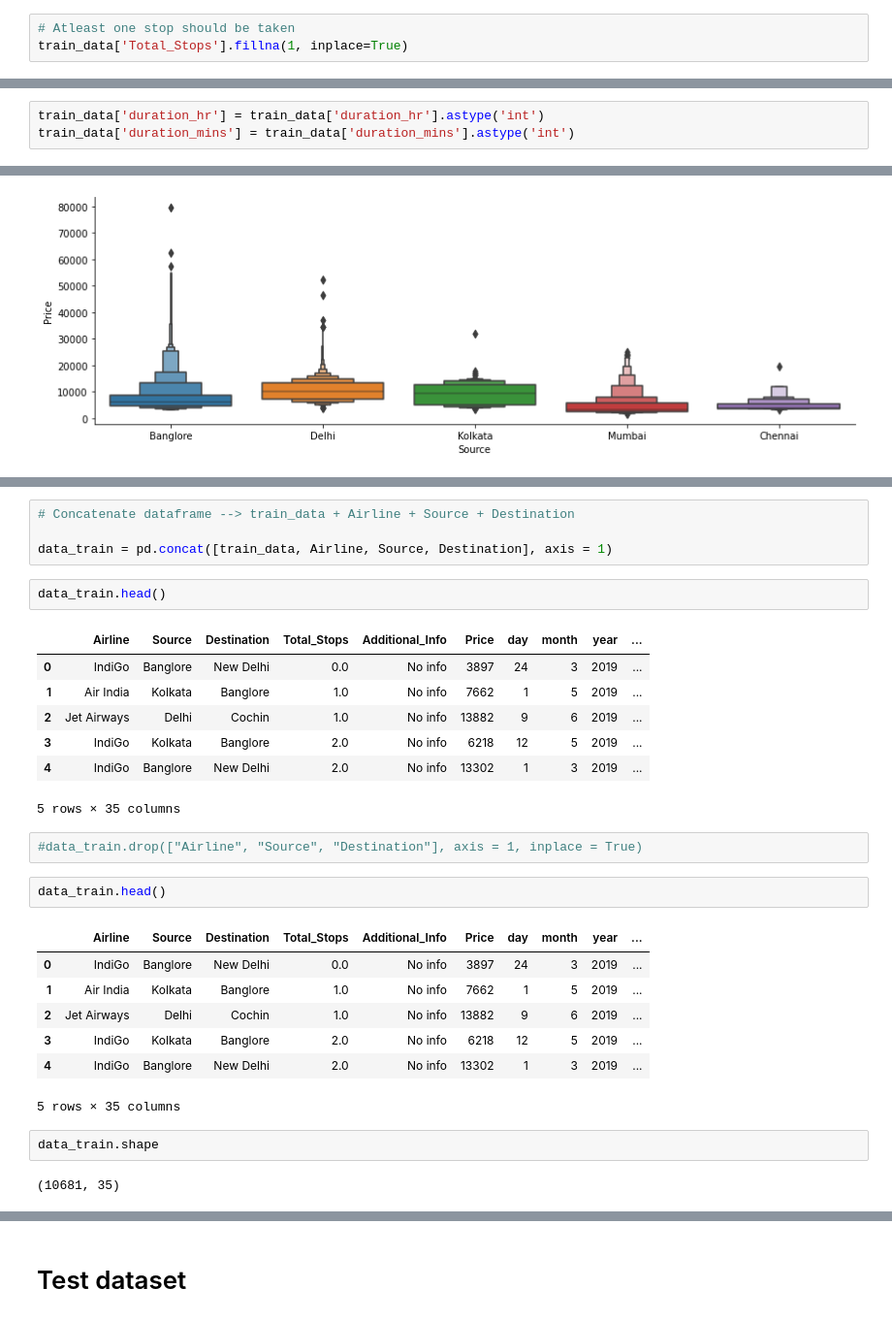
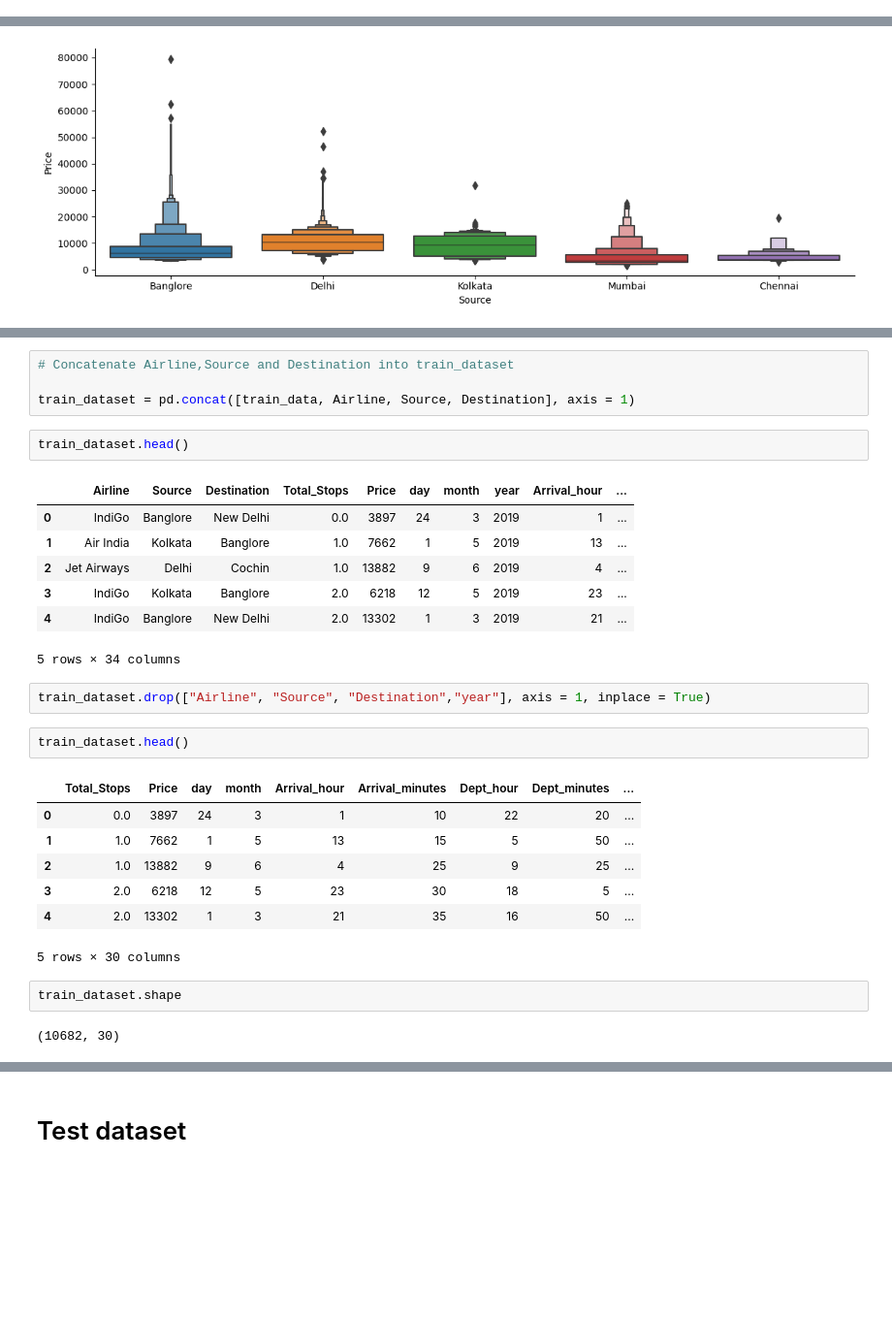
Before and after one commit to Pratik-Aher/Flight-Fare-Prediction, a Jupyter notebook: Flight Detection -0.1.ipynb, the cells around one changed output, grey strips where cells are left out. Shown at 97% size. Drawn from its saved outputs; the diff is of its cells as text; blank space fills up the shorter version.

```diff
--- a/Flight Detection -0.1.ipynb
+++ b/Flight Detection -0.1.ipynb
@@ -499,6 +393,3 @@ train_data[train_data['Total_Stops'].isna()]
-# %%
-# Atleast one stop should be taken
-train_data['Total_Stops'].fillna(1, inplace=True)
 # %%
 # handling nan values in duration_mins
 
@@ -523,7 +413,4 @@ duration_mins      0
 dtype: int64
-# %%
-train_data['duration_hr'] = train_data['duration_hr'].astype('int')
-train_data['duration_mins'] = train_data['duration_mins'].astype('int')
 # %%
 train_data.info()
 # %% [output]
@@ -670,30 +528,30 @@ train_data.head()
 # %%
-# Concatenate dataframe --> train_data + Airline + Source + Destination
+# Concatenate Airline,Source and Destination into train_dataset
 
-data_train = pd.concat([train_data, Airline, Source, Destination], axis = 1)
+train_dataset = pd.concat([train_data, Airline, Source, Destination], axis = 1)
 # %%
-data_train.head()
+train_dataset.head()
 # %% [output]
-|  | Airline | Source | Destination | Total_Stops | Additional_Info | Price | day | month | year | ... |
-| 0 | IndiGo | Banglore | New Delhi | 0.0 | No info | 3897 | 24 | 3 | 2019 | ... |
-| 1 | Air India | Kolkata | Banglore | 1.0 | No info | 7662 | 1 | 5 | 2019 | ... |
-| 2 | Jet Airways | Delhi | Cochin | 1.0 | No info | 13882 | 9 | 6 | 2019 | ... |
-| 3 | IndiGo | Kolkata | Banglore | 2.0 | No info | 6218 | 12 | 5 | 2019 | ... |
-| 4 | IndiGo | Banglore | New Delhi | 2.0 | No info | 13302 | 1 | 3 | 2019 | ... |
+|  | Airline | Source | Destination | Total_Stops | Price | day | month | year | Arrival_hour | ... |
+| 0 | IndiGo | Banglore | New Delhi | 0.0 | 3897 | 24 | 3 | 2019 | 1 | ... |
+| 1 | Air India | Kolkata | Banglore | 1.0 | 7662 | 1 | 5 | 2019 | 13 | ... |
+| 2 | Jet Airways | Delhi | Cochin | 1.0 | 13882 | 9 | 6 | 2019 | 4 | ... |
+| 3 | IndiGo | Kolkata | Banglore | 2.0 | 6218 | 12 | 5 | 2019 | 23 | ... |
+| 4 | IndiGo | Banglore | New Delhi | 2.0 | 13302 | 1 | 3 | 2019 | 21 | ... |
-5 rows × 35 columns
+5 rows × 34 columns
 # %%
-#data_train.drop(["Airline", "Source", "Destination"], axis = 1, inplace = True)
+train_dataset.drop(["Airline", "Source", "Destination","year"], axis = 1, inplace = True)
 # %%
-data_train.head()
+train_dataset.head()
 # %% [output]
-|  | Airline | Source | Destination | Total_Stops | Additional_Info | Price | day | month | year | ... |
-| 0 | IndiGo | Banglore | New Delhi | 0.0 | No info | 3897 | 24 | 3 | 2019 | ... |
-| 1 | Air India | Kolkata | Banglore | 1.0 | No info | 7662 | 1 | 5 | 2019 | ... |
-| 2 | Jet Airways | Delhi | Cochin | 1.0 | No info | 13882 | 9 | 6 | 2019 | ... |
-| 3 | IndiGo | Kolkata | Banglore | 2.0 | No info | 6218 | 12 | 5 | 2019 | ... |
-| 4 | IndiGo | Banglore | New Delhi | 2.0 | No info | 13302 | 1 | 3 | 2019 | ... |
+|  | Total_Stops | Price | day | month | Arrival_hour | Arrival_minutes | Dept_hour | Dept_minutes | ... |
+| 0 | 0.0 | 3897 | 24 | 3 | 1 | 10 | 22 | 20 | ... |
+| 1 | 1.0 | 7662 | 1 | 5 | 13 | 15 | 5 | 50 | ... |
+| 2 | 1.0 | 13882 | 9 | 6 | 4 | 25 | 9 | 25 | ... |
+| 3 | 2.0 | 6218 | 12 | 5 | 23 | 30 | 18 | 5 | ... |
+| 4 | 2.0 | 13302 | 1 | 3 | 21 | 35 | 16 | 50 | ... |
-5 rows × 35 columns
+5 rows × 30 columns
 # %%
-data_train.shape
+train_dataset.shape
 # %% [output]
-(10681, 35)
+(10682, 30)
```
Also changed, not shown: parts of 116 cells of this notebook, 4 other files.
